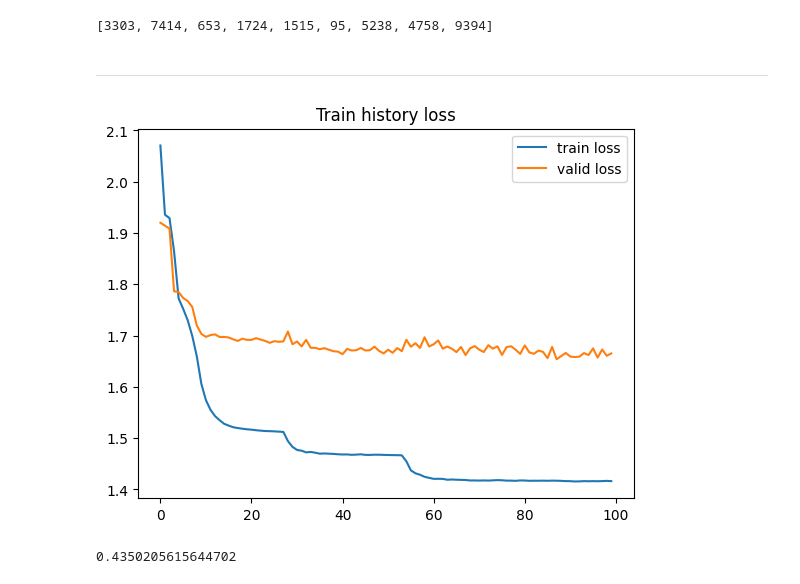
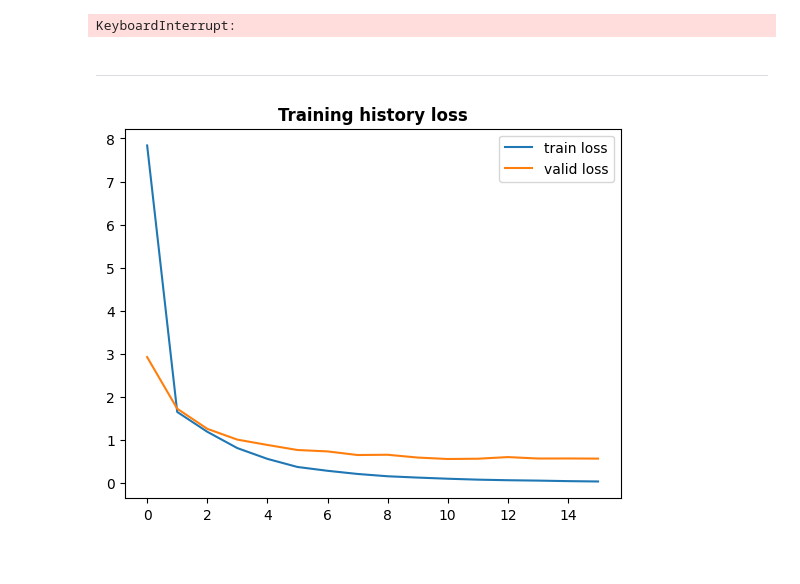
Before and after one commit to falric05/ChatBot-Personality-Recognition, a Jupyter notebook: notebooks/3_PersGRAPH_classifier.ipynb, the cells around one changed output. Drawn from its saved outputs; the diff is of its cells as text; code cells hidden in the pictures.

```diff
--- a/notebooks/3_PersGRAPH_classifier.ipynb
+++ b/notebooks/3_PersGRAPH_classifier.ipynb
@@ -31,38 +32,47 @@ figsize = (8, 8)
 # %%
-persgraph_cls = PersGRAPH_classifier(model_path, use_cuda=True)
-# persgraph_cls.set_characters(characters)
-# persgraph_cls.create_data(data_folder, characters_folder,
-#                           verbose=True, override_graphs = True)
+# initialize model
+persgraph_cls = PersGRAPH_classifier(model_path, from_pretrained=F_pretrained, use_cuda=True)
+if not F_create_data:
+    # create data
+    persgraph_cls.create_data(data_folder, characters_folder,
+                            verbose=True, override_graphs = True,
+                            n_sentences_range=(20,30))
 # %%
+# setup vector to count how many graph in training set
 count_data = [0 for c in characters]
 folderset_path = join(data_folder, 'graphs', 'trainSet')
-
+# count number of classes in json folder
 for jsonfile in os.listdir(folderset_path):
     graph = join(folderset_path, jsonfile)
-
+    # read the file
     with open(graph, "r") as file:
         graphConversation = json.load(file)
+        # extract label onehot vector
         yonehot = graphConversation['y']
+        # count
         count_data[np.argmax(yonehot)] += 1
-
-count_data
+for c, ngraphs in zip(characters, count_data):
+    print(f'num graphs for {c} is {ngraphs}')
 # %% [output]
-[3303, 7414, 653, 1724, 1515, 95, 5238, 4758, 9394]
+KeyboardInterrupt:
 # %% [markdown]
 ---
 # %%
 X_train, X_valid, X_test = persgraph_cls.get_data(pt_folder, batch_size=512)
-# %%
-train_histories = persgraph_cls.train(X_train, X_valid, epochs=100, optimizer='adamw')
+# %%
+# train the model if not loaded a pretrained version of it
+if not F_pretrained:
+    train_histories = persgraph_cls.train(X_train, X_valid, epochs=50, optimizer='adamw', lr=1e-4, patience=5)
+# read histories of trained model
+history_path = join(model_folder, 'train_history.json')
+with open(history_path, "r") as file:
+    train_histories = json.load(file)
 # %%
-plt.plot(train_histories[0])
-plt.plot(train_histories[2])
+# plot training loss
+plt.plot(train_histories['training_loss'])
+plt.plot(train_histories['validation_loss'])
 plt.legend(['train loss', 'valid loss'])
-plt.title('Train history loss')
+plt.title('Training history loss', fontweight='bold')
 plt.show()
 # %% [output]
-[figure, old version]
+[figure, new version]
-# %%
-persgraph_cls.compute(X_test)
-# %% [output]
-0.4350205615644702
```
Also changed, not shown: parts of 5 cells of this notebook.
